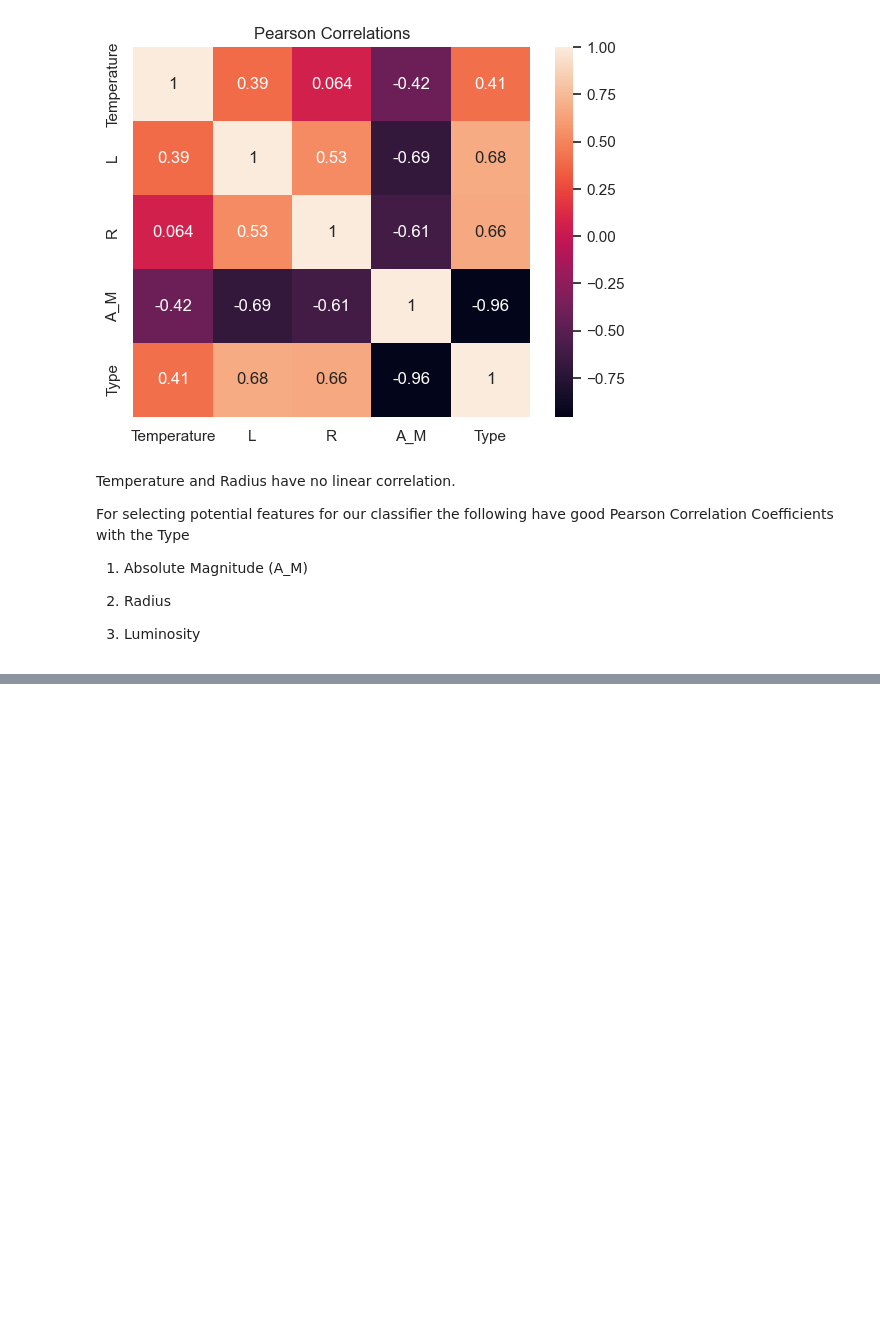
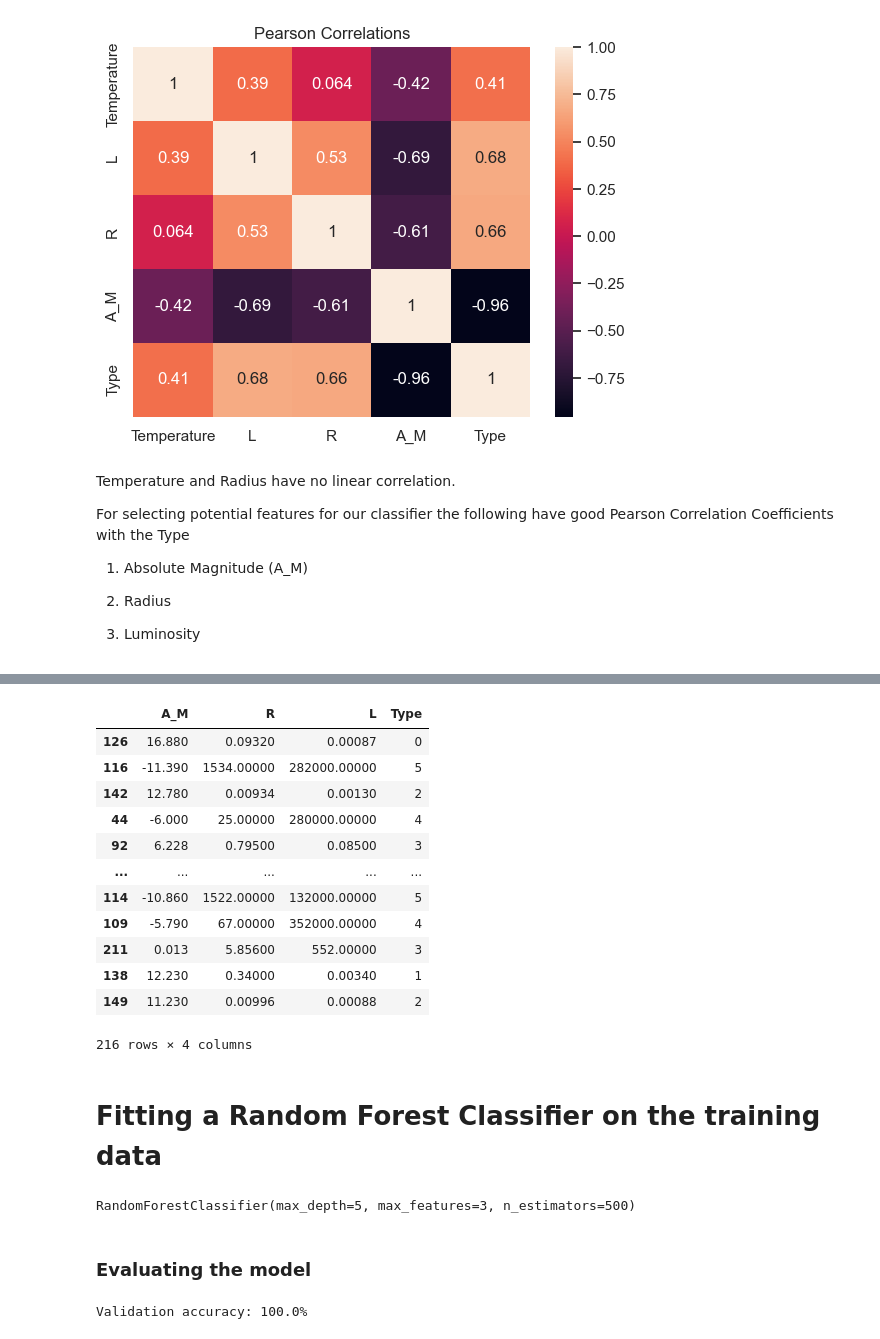
Before and after one commit to chloe0x0/stars, a Jupyter notebook: src/stars.ipynb, the cells around one changed output, grey strips where cells are left out. Saved outputs shown, nothing was run; the diff lists cells and outputs as text; code cells hidden in the pictures; blank space fills up the shorter version.

Commit message:
Random Forest Classifer 100% accuracy on train and val, correctly classifies the Sun as a Main Sequence Star

```diff
--- a/src/stars.ipynb
+++ b/src/stars.ipynb
@@ -248,0 +269,32 @@ For selecting potential features for our classifier the following have good Pear
+# %%
+train, test = train_test_split(data, test_size=0.1)
+train
+# %% [output]
+|  | A_M | R | L | Type |
+| 126 | 16.880 | 0.09320 | 0.00087 | 0 |
+| 116 | -11.390 | 1534.00000 | 282000.00000 | 5 |
+| 142 | 12.780 | 0.00934 | 0.00130 | 2 |
+| 44 | -6.000 | 25.00000 | 280000.00000 | 4 |
+| 92 | 6.228 | 0.79500 | 0.08500 | 3 |
+| ... | ... | ... | ... | ... |
+| 114 | -10.860 | 1522.00000 | 132000.00000 | 5 |
+| 109 | -5.790 | 67.00000 | 352000.00000 | 4 |
+| 211 | 0.013 | 5.85600 | 552.00000 | 3 |
+| 138 | 12.230 | 0.34000 | 0.00340 | 1 |
+| 149 | 11.230 | 0.00996 | 0.00088 | 2 |
+216 rows × 4 columns
+# %% [markdown]
+# Fitting a Random Forest Classifier on the training data
+# %%
+model = RandomForestClassifier(n_estimators = 500, max_depth = 5, max_features = 3)
+model.fit(train[["A_M", "R", "L"]], train["Type"])
+# %% [output]
+RandomForestClassifier(max_depth=5, max_features=3, n_estimators=500)
+# %% [markdown]
+### Evaluating the model
+# %%
+preds = model.predict(test[["A_M", "R", "L"]])
+accuracy = metrics.accuracy_score(test["Type"], preds)
+print(f"Validation accuracy: {accuracy*100}%")
+# %% [output]
+Validation accuracy: 100.0%
```
Also changed, not shown: parts of 4 cells of this notebook.
